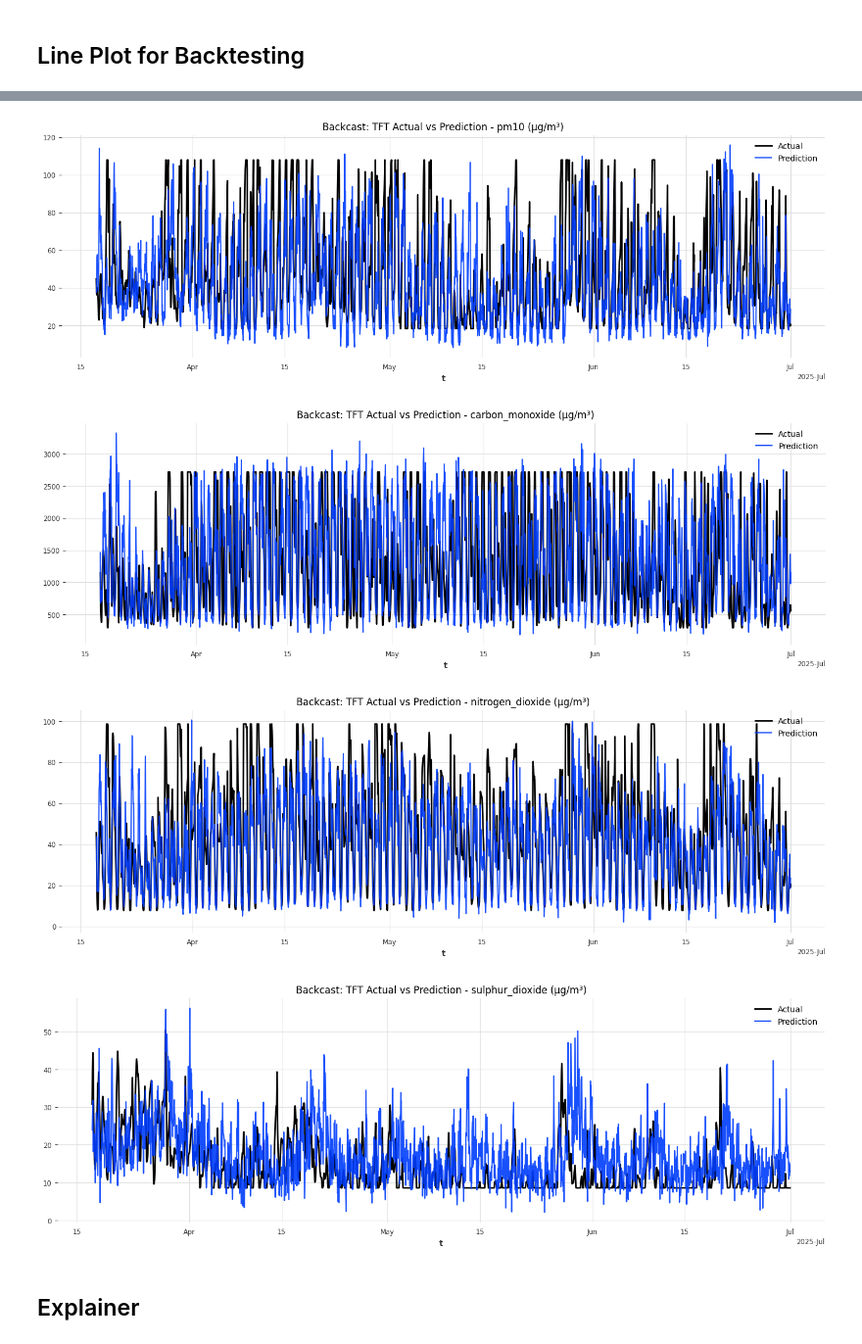
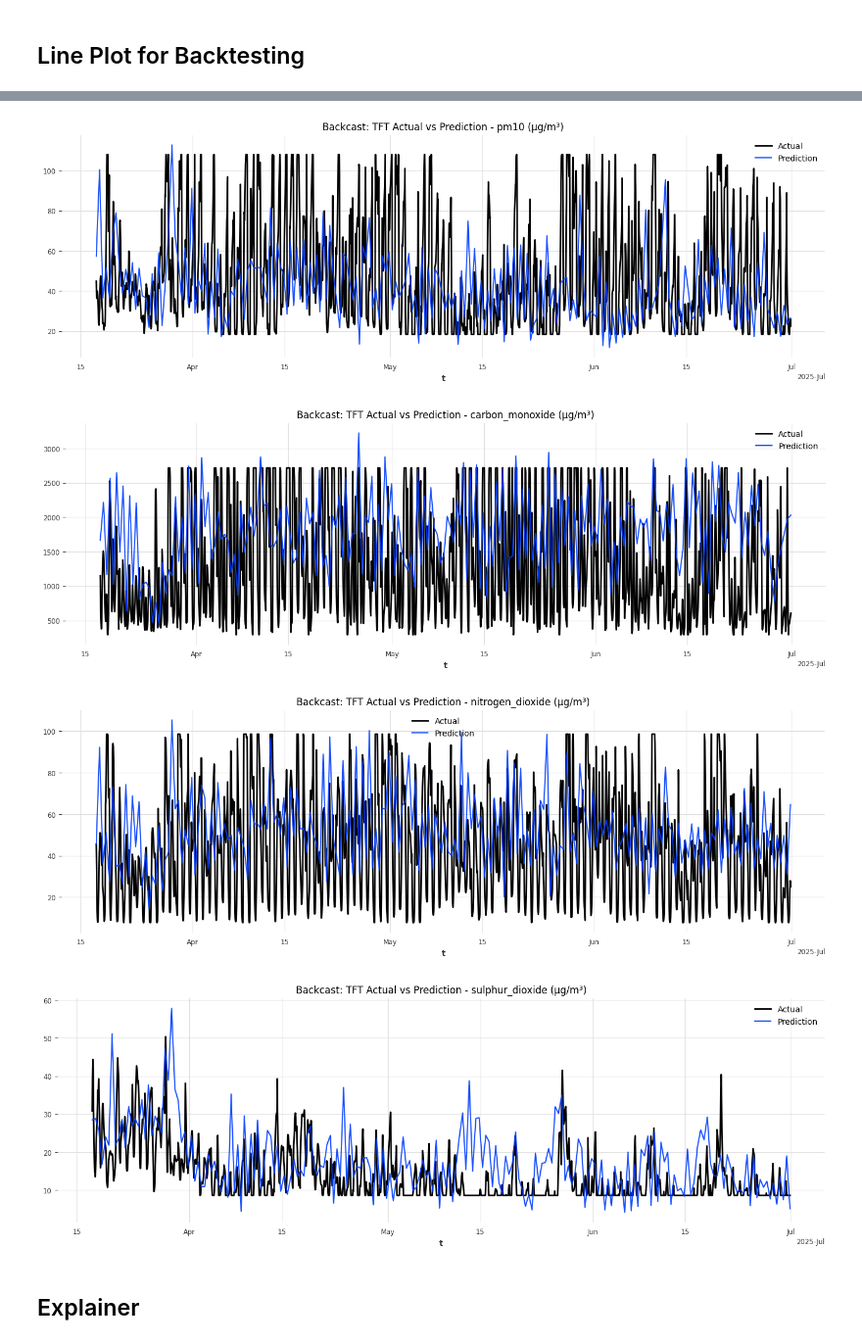
Before and after one commit to dendraap/thesis, a Jupyter notebook: notebooks/tft_inference.ipynb, the cells around one changed output, grey strips where cells are left out. Shown at 98% size. Drawn from its saved outputs; the diff is of its cells as text; code cells hidden in the pictures.

Commit message:
update(ai): re run tft last inference and try without y3

```diff
--- a/notebooks/tft_inference.ipynb
+++ b/notebooks/tft_inference.ipynb
@@ -347,7 +363,7 @@ cv_test = model.historical_forecasts(
     forecast_horizon  = output_chunk_length,
     stride            = output_chunk_length,
     retrain           = False,
-    last_points_only  = False,
+    last_points_only  = True,
 )
 # %% [output]
 GPU available: True (cuda), used: True
@@ -391,7 +410,7 @@ forecasts = model.predict(
     future_covariates = X_future,
     verbose           = False,
     n_jobs            = 1,
-    random_state      = random_state,
+    # random_state      = random_state,
 )
 predict_cost_seconds = time.time() - predict_start
 # %% [output]
@@ -409,10 +428,13 @@ backtesting = model.historical_forecasts(
     past_covariates=X_past,
     future_covariates=X_future,
     start=Y_test_scaled.start_time(),
-    forecast_horizon=12,
-    stride=1,
+    forecast_horizon=output_chunk_length,
+    stride=output_chunk_length,
+    # stride=1,
     retrain=False,
-    verbose=False
+    verbose=False,
+    # random_state=random_state,
+    last_points_only = True
 )
 # %% [output]
 GPU available: True (cuda), used: True
@@ -582,7 +610,7 @@ os.makedirs(interpretability_path, exist_ok=True)
 ## Line Plot for Predict
 # %%
 # Line plot for predict
-for col in actual_pred.components:
+for col in predict.components:
 
     plt.figure(figsize=(16,5))
 
@@ -603,7 +631,7 @@ for col in actual_pred.components:
 ## Line Plot for Backtesting
 # %%
 # Line plot for predict
-for col in actual_backcast.components:
+for col in backcast.components:
 
     plt.figure(figsize=(17,5))
 
@@ -619,7 +647,7 @@ for col in actual_backcast.components:
-[figure, old version]
+[figure, new version]
-[figure, old version]
+[figure, new version]
-[figure, old version]
+[figure, new version]
-[figure, old version]
+[figure, new version]
 # %% [markdown]
 ## Explainer
 # %%
```
Also changed, not shown: parts of 22 cells of this notebook, 27 other files.
